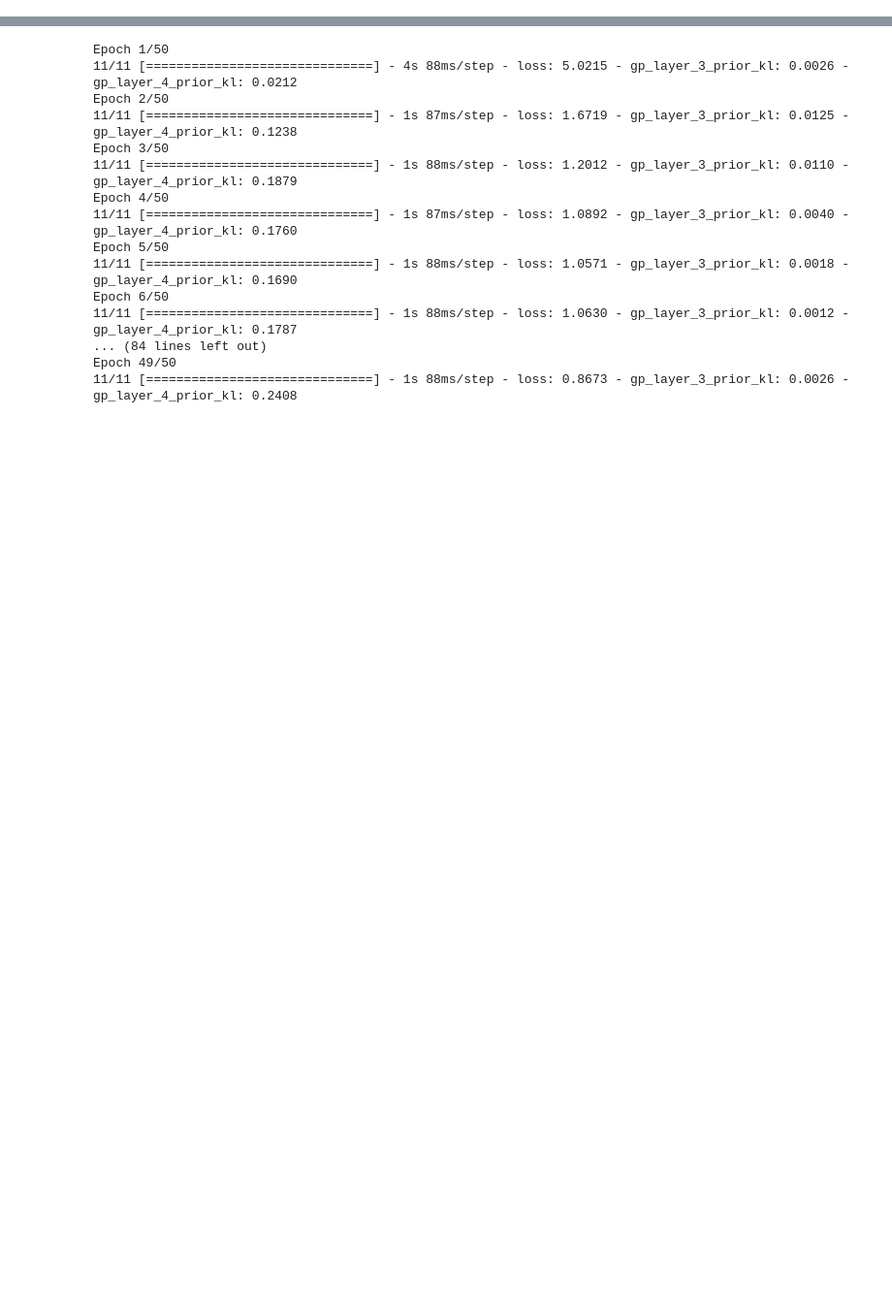
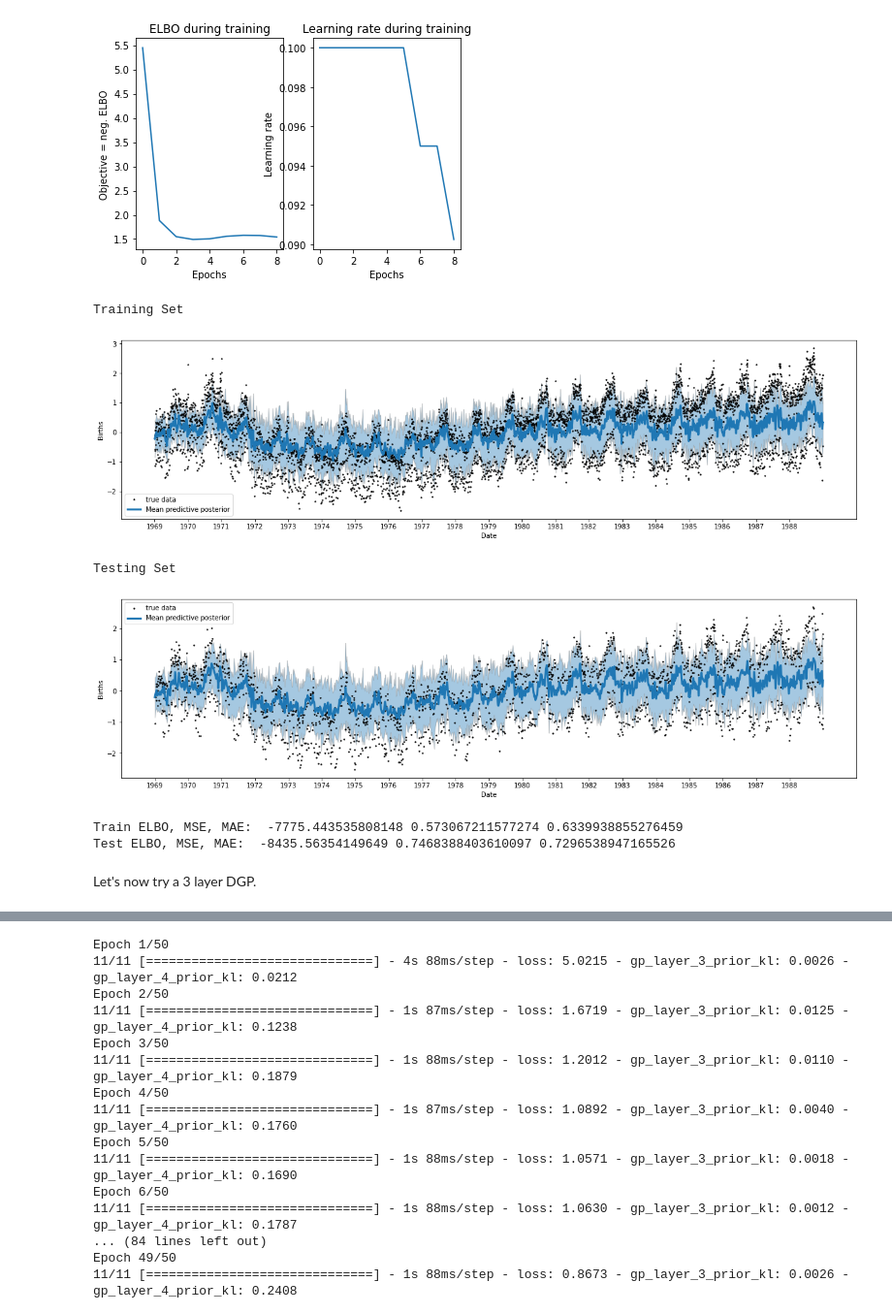
Before and after one commit to CristinaNogRod/GaussianProcesses-TimeSeries, a Jupyter notebook: notebooks/GPFlux/DeepGP.ipynb, the cells around one changed output, grey strips where cells are left out. Shown at 97% size. Saved outputs shown, nothing was run; the diff lists cells and outputs as text; code cells hidden in the pictures; blank space fills up the shorter version.

```diff
--- a/notebooks/GPFlux/DeepGP.ipynb
+++ b/notebooks/GPFlux/DeepGP.ipynb
@@ -213,0 +215,21 @@ Epoch 50/50
+# %%
+# using callbacks
+callbacks = [
+    tf.keras.callbacks.ReduceLROnPlateau("loss", factor=0.95, patience=2, min_lr=1e-6, verbose=0),
+    tf.keras.callbacks.EarlyStopping(monitor='loss', patience=5)
+]
+
+kernel1 = gpflow.kernels.Periodic(gpflow.kernels.RBF())
+kernel2 = gpflow.kernels.RBF()
+
+build_train_2layer_dgp(kernel1, kernel2, num_inducing=2000, callbacks=callbacks, batch_size=500)
+# %% [output]
+[figure, added]
+Training Set
+[figure, added]
+Testing Set
+[figure, added]
+Train ELBO, MSE, MAE:  -7775.443535808148 0.573067211577274 0.6339938855276459
+Test ELBO, MSE, MAE:  -8435.56354149649 0.7468388403610097 0.7296538947165526
+# %% [markdown]
+Let's now try a 3 layer DGP.
```
Also changed, not shown: parts of 19 cells of this notebook, 1 other file.
